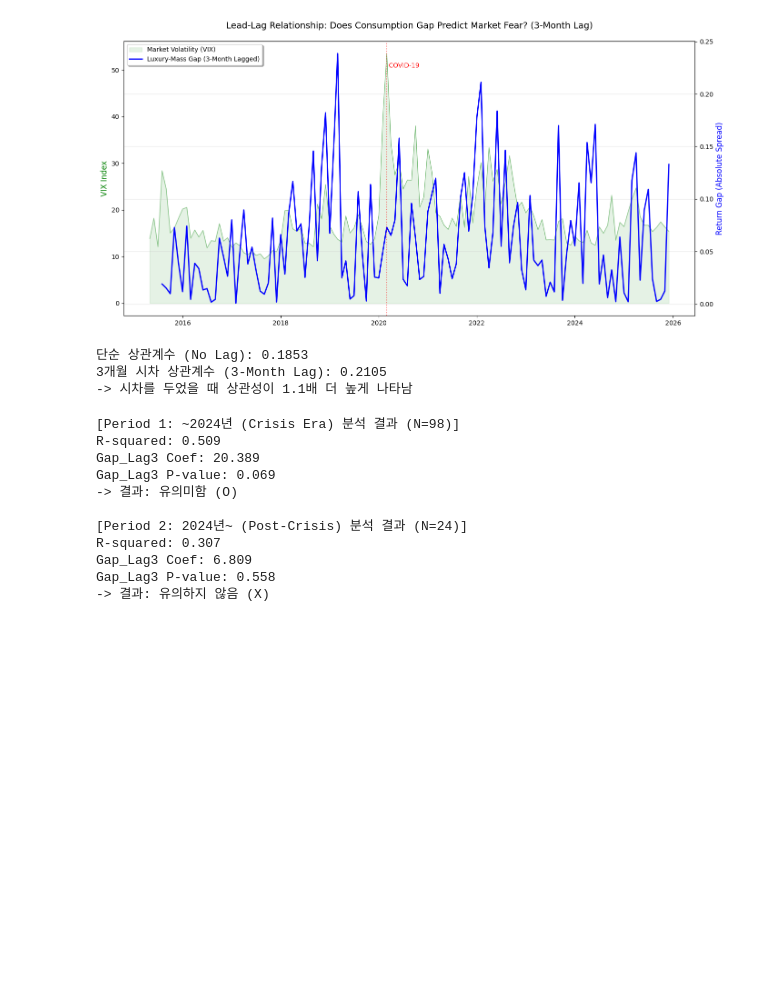
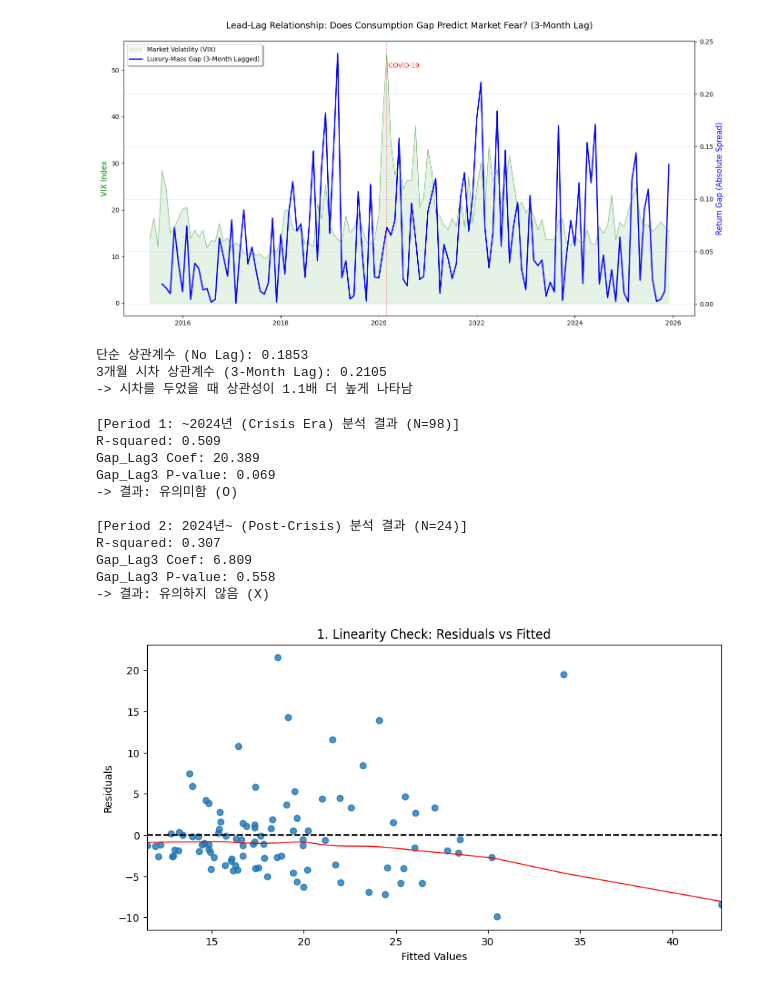
Before and after one commit to zinhyeok/advanced_economic, a Jupyter notebook: fashion.ipynb, the cells around one changed output. Cells and saved outputs as stored; diff of their text form; code cells hidden in the pictures; blank space fills up the shorter version.

```diff
--- a/fashion.ipynb
+++ b/fashion.ipynb
@@ -686,3 +686,87 @@ R-squared: 0.307
 Gap_Lag3 Coef: 6.809
 Gap_Lag3 P-value: 0.558
 -> 결과: 유의하지 않음 (X)
+# %%
+import statsmodels.api as sm
+from statsmodels.stats.outliers_influence import variance_inflation_factor
+from statsmodels.stats.diagnostic import het_breuschpagan
+import matplotlib.pyplot as plt
+import seaborn as sns
+import pandas as pd
+
+# ---------------------------------------------------------
+# 0. 분석 대상 데이터 설정 (Period 1: 유의미했던 구간)
+# ---------------------------------------------------------
+# 앞서 정의한 period1_df를 사용합니다.
+# 독립변수(X)와 종속변수(y) 설정
+X = period1_df[['Gap_Lag3', 'VIX_Lag1', 'T10Y2Y', 'BAA10Y']]
+y = period1_df['VIX']
+X = sm.add_constant(X)
+
+# 모델 재적합
+model_diag = sm.OLS(y, X).fit()
+
+# 잔차(Residuals)와 예측값(Fitted Values) 추출
+residuals = model_diag.resid
+fitted_vals = model_diag.fittedvalues
+
+# ---------------------------------------------------------
+# 1. Linearity (선형성)
+# ---------------------------------------------------------
+# 예측값(X축)과 잔차(Y축)의 산점도
+# 패턴 없이 무작위로 퍼져있어야 선형성 만족
+plt.figure(figsize=(10, 5))
+sns.residplot(x=fitted_vals, y=residuals, lowess=True, line_kws={'color': 'red', 'lw': 1})
+plt.title('1. Linearity Check: Residuals vs Fitted')
+plt.xlabel('Fitted Values')
+plt.ylabel('Residuals')
+plt.axhline(0, color='black', linestyle='--')
+plt.show()
+
+# ---------------------------------------------------------
+# 2. Exogeneity (외생성 / 오차항의 독립성)
+# ---------------------------------------------------------
+# 시계열에서는 주로 '자기상관(Autocorrelation)'으로 확인
+# Durbin-Watson 통계량 확인 (2에 가까울수록 좋음)
+dw_stat = sm.stats.stattools.durbin_watson(residuals)
+print(f"\n[2. Exogeneity Check]")
+print(f"Durbin-Watson Statistic: {dw_stat:.4f}")
+if 1.5 < dw_stat < 2.5:
+    print("-> 해석: 오차항 간 자기상관이 거의 없습니다 (만족).")
+else:
+    print("-> 해석: 오차항 간 자기상관이 의심됩니다 (주의).")
+
+# 독립변수와 잔차의 상관관계 확인 (0이어야 함)
+corr_matrix = pd.concat([X.iloc[:, 1:], residuals.rename('Residuals')], axis=1).corr()
+print("\n[Correlation between Independent Vars and Residuals]")
+print(corr_matrix['Residuals'])
+
+# ---------------------------------------------------------
+# 3. Full Rank / Multicollinearity (다중공선성)
+# ---------------------------------------------------------
+# VIF (Variance Inflation Factor) 계산
+# 보통 10 넘으면 위험, 5 넘으면 주의
+vif_data = pd.DataFrame()
+vif_data["Variable"] = X.columns
+vif_data["VIF"] = [variance_inflation_factor(X.values, i) for i in range(X.shape[1])]
+
+print(f"\n[3. Multicollinearity Check (VIF)]")
+print(vif_data)
+
+# ---------------------------------------------------------
+# 4. Homoskedasticity (등분산성)
+# ---------------------------------------------------------
+# Breusch-Pagan Test
+# 귀무가설(H0): 등분산이다 (Error variance is constant)
+# P-value > 0.05여야 귀무가설 채택 (좋은 것)
+bp_test = het_breuschpagan(residuals, X)
+labels = ['LM Statistic', 'LM-Test p-value', 'F-Statistic', 'F-Test p-value']
+print(f"\n[4. Homoskedasticity Check (Breusch-Pagan Test)]")
+print(dict(zip(labels, bp_test)))
+
+if bp_test[1] > 0.05:
+    print(f"-> P-value ({bp_test[1]:.4f}) > 0.05: 등분산성 가정 만족 (O)")
+else:
+    print(f"-> P-value ({bp_test[1]:.4f}) < 0.05: 이분산성 존재 (X) -> Robust SE 필요")
+# %% [output]
+[figure, added]
```
Also changed, not shown: parts of 5 cells of this notebook.
